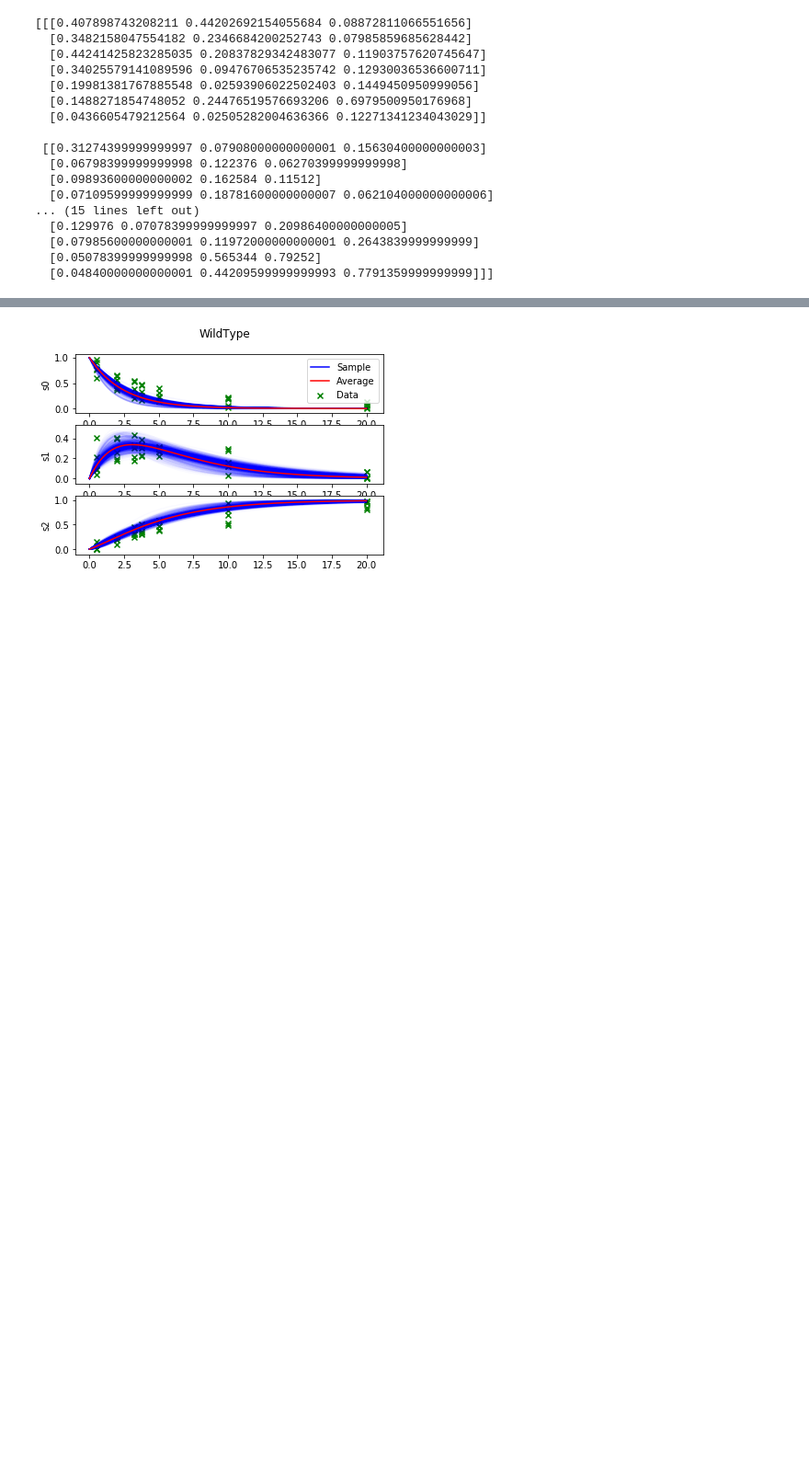
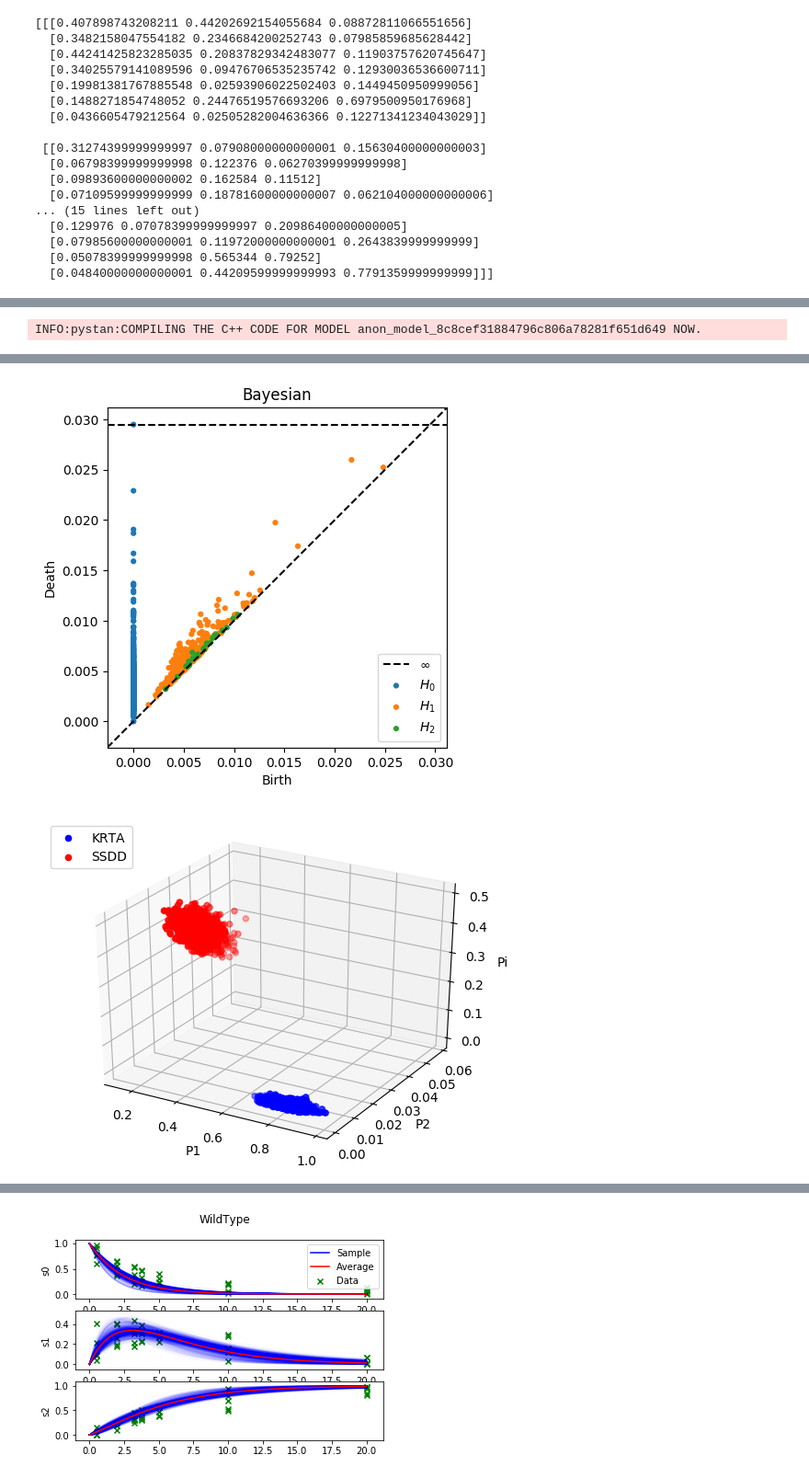
Before and after one commit to lewis-m/erk-kinetics-tda, a Jupyter notebook: PyStanTest.ipynb, the cells around one changed output, grey strips where cells are left out. Shown at 92% size. Saved outputs shown, nothing was run; the diff lists cells and outputs as text; code cells hidden in the pictures; blank space fills up the shorter version.

```diff
--- a/PyStanTest.ipynb
+++ b/PyStanTest.ipynb
@@ -134,9 +171,12 @@ print(variance)
   [0.05078399999999998 0.565344 0.79252]
   [0.04840000000000001 0.44209599999999993 0.7791359999999999]]]
 # %%
-def stan_model_yd(yeast_data):
+def stan_model_yd(yeast_data, alt_ts = False):
 
   time_stamps = [0.5, 2, 3.25, 3.75, 5, 10, 20]
+
+  if alt_ts:
+    time_stamps = [0.5, 2, 3.25, 5, 10, 20, 40]
 
   yeast_code = """
   data {
@@ -189,8 +229,10 @@ def stan_model_yd(yeast_data):
   S1 = S1/5
   S2 = S2/5
 
-  yeast_dat = {'T': 5,
-               'TS': 7,
+  dimensions = yeast_data.shape
+
+  yeast_dat = {'T': dimensions[0],
+               'TS': dimensions[1],
                'ts': time_stamps,
                'S0': S0,
                'S1': S1,
@@ -333,0 +408,54 @@ Bottleneck distance of Bayes PDs of WildType and Y130C:
+# %%
+import matplotlib.pyplot as plt
+import matplotlib
+from mpl_toolkits.mplot3d import Axes3D
+
+"""
+fit = stan_model_yd(bayes_td[4])
+
+print('\n Bayesian model for yeast type %r:' % 'KRTA')
+print(fit)
+
+posterior1 = fit.extract()
+bayes_data = np.stack([posterior1['P1'], posterior1['P2'], posterior1['Pi']])
+bayes_data = np.swapaxes(bayes_data, 0, 1)
+#total_bayes_data.append(bayes_data)
+
+
+bayes_pd = ripser(bayes_data[0:800], maxdim = 2)
+
+plt.title('KRTA')
+plot_diagrams(bayes_pd['dgms'], title='Bayesian')
+plt.show()
+"""
+
+fit = stan_model_yd(bayes_td[5], alt_ts = True)
+
+print('\n Bayesian model for yeast type %r:' % 'SSDD')
+print(fit)
+
+posterior2 = fit.extract()
+bayes_data = np.stack([posterior2['P1'], posterior2['P2'], posterior2['Pi']])
+bayes_data = np.swapaxes(bayes_data, 0, 1)
+#total_bayes_data.append(bayes_data)
+
+
+bayes_pd = ripser(bayes_data[0:800], maxdim = 2)
+
+plt.title('SSDD')
+plot_diagrams(bayes_pd['dgms'], title='Bayesian')
+plt.show()
+
+
+fig = plt.figure()
+
+ax = fig.add_subplot(111, projection='3d')
+ax.scatter(posterior1['P1'], posterior1['P2'], posterior1['Pi'], c = 'b', marker='o', label='KRTA')
+ax.scatter(posterior2['P1'], posterior2['P2'], posterior2['Pi'], c = 'r', marker='o', label='SSDD')
+ax.legend(loc='upper left')
+ax.set_xlabel('P1')
+ax.set_ylabel('P2')
+ax.set_zlabel('Pi')
+plt.show()
+# %% [output]
+INFO:pystan:COMPILING THE C++ CODE FOR MODEL anon_model_8c8cef31884796c806a78281f651d649 NOW.
@@ -333,0 +478,2 @@ Bottleneck distance of Bayes PDs of WildType and Y130C:
+[figure, added]
+[figure, added]
```
Also changed, not shown: parts of 16 cells of this notebook.
